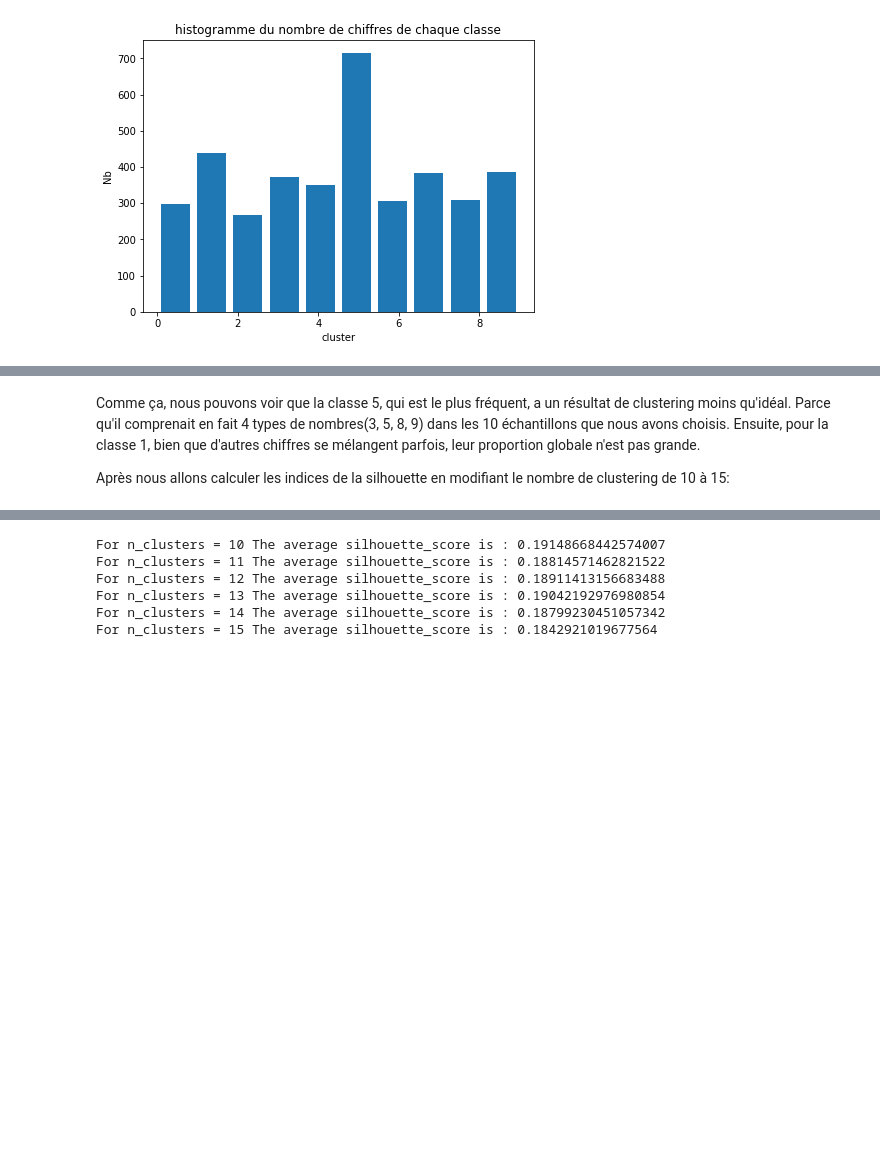
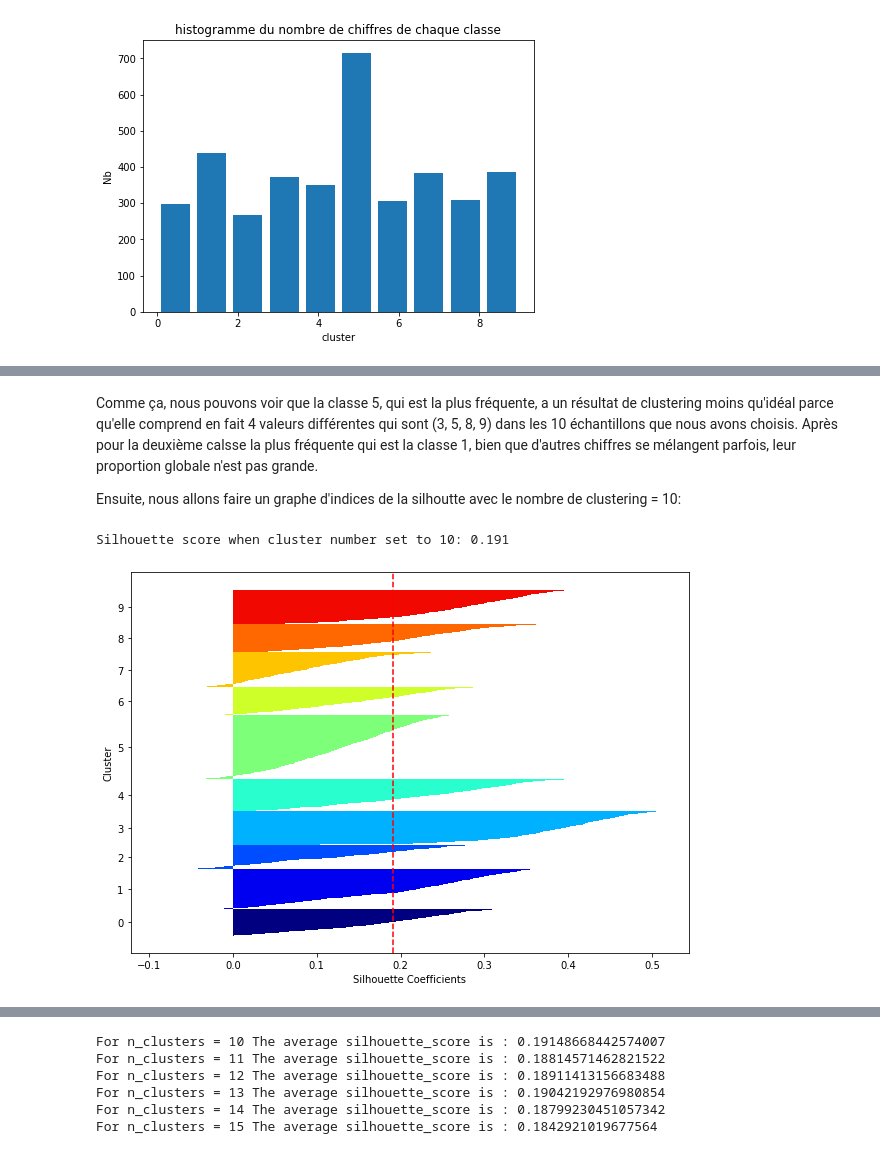
Before and after one commit to ZoeYou/prb-projet-tp-s4, a Jupyter notebook: projet/projet_prb.ipynb, the cells around one changed output, grey strips where cells are left out. Drawn from its saved outputs; the diff is of its cells as text; code cells hidden in the pictures; blank space fills up the shorter version.

```diff
--- a/projet/projet_prb.ipynb
+++ b/projet/projet_prb.ipynb
@@ -119,4 +120,41 @@ for c in range(KM_train.n_clusters):
 # %% [markdown]
-Comme ça, nous pouvons voir que la classe 5, qui est le plus fréquent, a un résultat de clustering moins qu'idéal. Parce qu'il comprenait en fait 4 types de nombres(3, 5, 8, 9) dans les 10 échantillons que nous avons choisis. Ensuite, pour la classe 1, bien que d'autres chiffres se mélangent parfois, leur proportion globale n'est pas grande.
+Comme ça, nous pouvons voir que la classe 5, qui est la plus fréquente, a un résultat de clustering moins qu'idéal parce qu'elle comprend en fait 4 valeurs différentes qui sont (3, 5, 8, 9) dans les 10 échantillons que nous avons choisis. Après pour la deuxième calsse la plus fréquente qui est la classe 1, bien que d'autres chiffres se mélangent parfois, leur proportion globale n'est pas grande.
 
-Après nous allons calculer les indices de la silhouette en modifiant le nombre de clustering de 10 à 15:
+Ensuite, nous allons faire un graphe d'indices de la silhoutte avec le nombre de clustering = 10:
+# %%
+# Silhouette metric to evaluate model performance
+# Set cluster=10
+plt.figure(figsize=(10, 7))
+y_km=KM_train.fit_predict(X)
+
+cluster_labels=np.unique(y_km)
+n_clusters=cluster_labels.shape[0]
+silhouette_score_cluster_10=silhouette_score(X,KM_train.labels_)
+print("Silhouette score when cluster number set to 10: %.3f" % silhouette_score_cluster_10)
+silhouette_vals=silhouette_samples(X,y_km,metric='euclidean')
+y_ax_lower,y_ax_upper=0,0
+yticks=[]
+for i,c in enumerate(cluster_labels):
+    c_silhouette_vals=silhouette_vals[y_km==c]
+    c_silhouette_vals.sort()
+    y_ax_upper+=len(c_silhouette_vals)
+    color=cm.jet(float(i)/n_clusters)
+    plt.barh(range(y_ax_lower,y_ax_upper),
+             c_silhouette_vals,
+             height=1.0,
+             edgecolor='none',
+             color=color)
+    yticks.append((y_ax_lower+y_ax_upper)/2.0)
+    y_ax_lower+=len(c_silhouette_vals)
+
+silhouette_avg=np.mean(silhouette_vals)
+plt.axvline(silhouette_avg,
+            color='red',
+            linestyle='--')
+plt.yticks(yticks,cluster_labels)
+plt.ylabel("Cluster")
+plt.xlabel("Silhouette Coefficients")
+plt.show()
+# %% [output]
+Silhouette score when cluster number set to 10: 0.191
+[figure, added]
```
Also changed, not shown: parts of 34 cells of this notebook, 1 other file.
